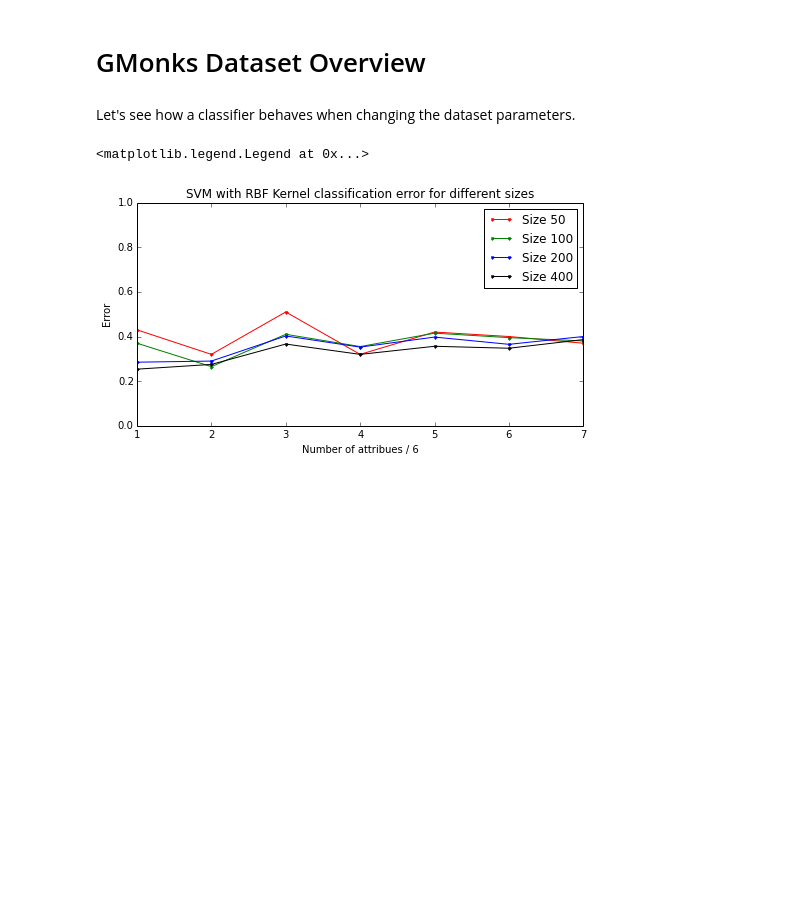
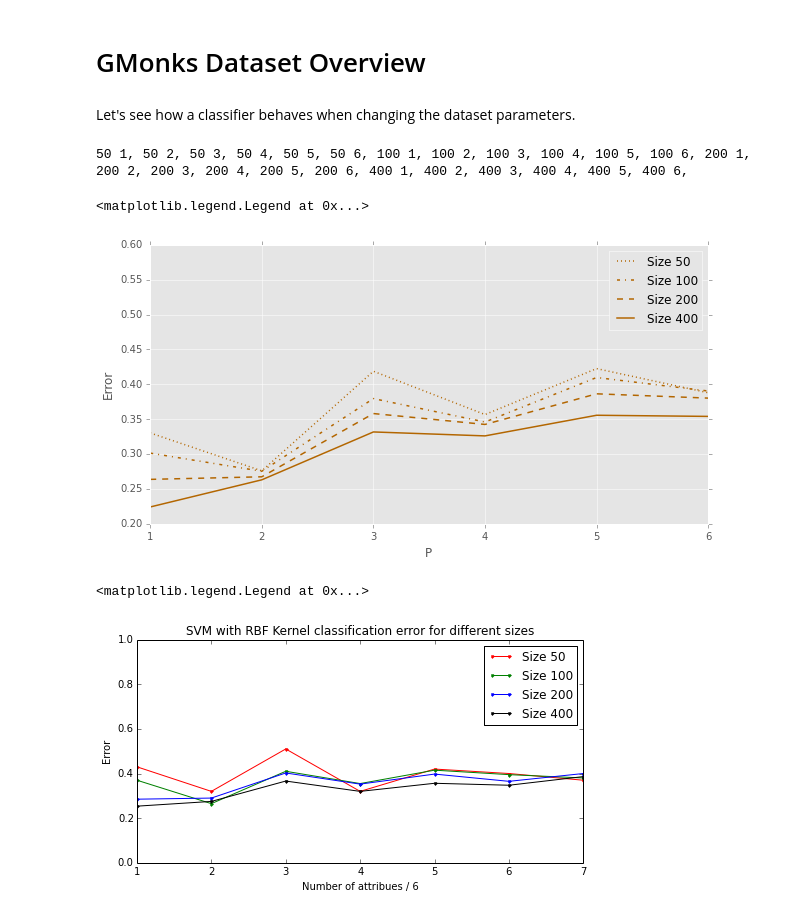
Before and after one commit to 4kxz/categorical-kernels, a Jupyter notebook: notebooks/GMonks.ipynb, the cells around one changed output. Saved outputs shown, nothing was run; the diff lists cells and outputs as text; code cells hidden in the pictures; blank space fills up the shorter version.

```diff
--- a/notebooks/GMonks.ipynb
+++ b/notebooks/GMonks.ipynb
@@ -11,26 +3,45 @@ from kcat.utils import get_pgen
+# %%
+from sklearn import cross_validation as cv
+from sklearn import svm
+
+plt.style.use('ggplot')
+
+from kcat.datasets import GMonks
 # %% [markdown]
 Let's see how a classifier behaves when changing the dataset parameters.
 # %%
 # Define parameters
 sizes = (50, 100, 200, 400)
-attrs = (1, 2, 3, 4, 5, 6, 7)
-repeat = 2
+attrs = (1, 2, 3, 4, 5, 6)
+repeat = 100
 # Try all possible combinations
 results = np.zeros((len(sizes), len(attrs), repeat))
 for i, m in enumerate(sizes):
-    for j, n in enumerate(attrs):
+    for j, d in enumerate(attrs):
+        print("{} {}".format(m, d), end=', ')
         for k in range(repeat):
             # Generate a new dataset
-            X, y, benc = gmonks(m=m, d=n, random_state=k)
-            # Encode in dummy variable form
-            Xb = benc(X)
-            # Evaluate svm with 5-fold cross-validation
+            Xq, Xc, y = GMonks(m=m, d=d).data_arrays
             clf = svm.SVC(kernel='rbf')
-            cvf = cv.StratifiedKFold(y, 5)
-            results[i][j][k] = cv.cross_val_score(clf, Xb, y, cv=cvf).mean()
-
+            results[i][j][k] = cv.cross_val_score(clf, Xc, y, cv=5).mean()
 # Invert results to show error rate instead of success rate
 results = 1.0 - results
+# %% [output]
+50 1, 50 2, 50 3, 50 4, 50 5, 50 6, 100 1, 100 2, 100 3, 100 4, 100 5, 100 6, 200 1, 200 2, 200 3, 200 4, 200 5, 200 6, 400 1, 400 2, 400 3, 400 4, 400 5, 400 6,
+# %%
+# Plot error
+figure(figsize=(10, 5))
+styles = (':', '-.', '--', '-')
+for i, m in enumerate(sizes):
+    plot(attrs, results[i].mean(axis=1), styles[i], linewidth=1.5, color=(0.7, 0.4, 0))
+xlabel("P")
+ylabel("Error")
+ylim(0.2, 0.6)
+legend(["Size {}".format(m) for m in sizes])
+# title("Classification Error using RBF Kernel".format(m))
+# %% [output]
+<matplotlib.legend.Legend at 0x...>
+[figure, added]
 # %%
 # Plot error
 figure(figsize=(8, 4), dpi=150)
```
Also changed, not shown: parts of 4 cells of this notebook, 19 other files.
